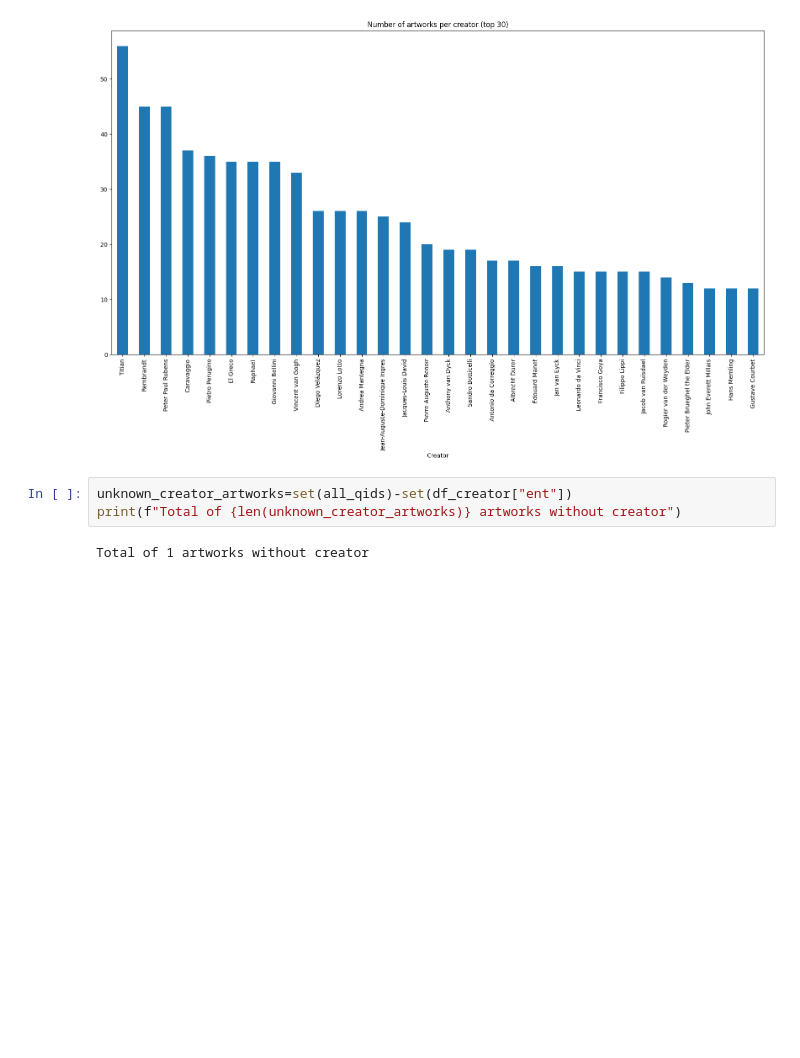
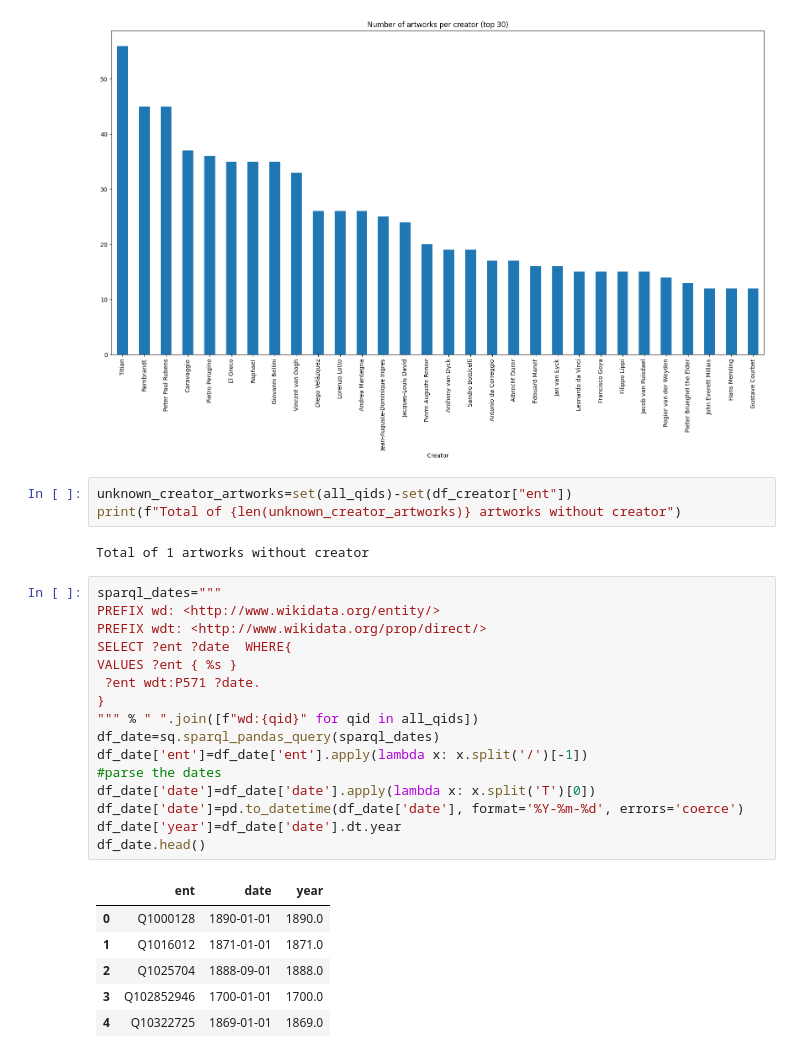
Before and after one commit to HPI-Information-Systems/MELArt, a Jupyter notebook: statistics.ipynb, the cells around one changed output. Cells and saved outputs as stored; diff of their text form; blank space fills up the shorter version.

```diff
--- a/statistics.ipynb
+++ b/statistics.ipynb
@@ -192,3 +192,26 @@ unknown_creator_artworks=set(all_qids)-set(df_creator["ent"])
 print(f"Total of {len(unknown_creator_artworks)} artworks without creator")
 # %% [output]
 Total of 1 artworks without creator
+# %%
+sparql_dates="""
+PREFIX wd: <http://www.wikidata.org/entity/>
+PREFIX wdt: <http://www.wikidata.org/prop/direct/>
+SELECT ?ent ?date  WHERE{
+VALUES ?ent { %s }
+ ?ent wdt:P571 ?date.
+}
+""" % " ".join([f"wd:{qid}" for qid in all_qids])
+df_date=sq.sparql_pandas_query(sparql_dates)
+df_date['ent']=df_date['ent'].apply(lambda x: x.split('/')[-1])
+#parse the dates
+df_date['date']=df_date['date'].apply(lambda x: x.split('T')[0])
+df_date['date']=pd.to_datetime(df_date['date'], format='%Y-%m-%d', errors='coerce')
+df_date['year']=df_date['date'].dt.year
+df_date.head()
+# %% [output]
+|  | ent | date | year |
+| 0 | Q1000128 | 1890-01-01 | 1890.0 |
+| 1 | Q1016012 | 1871-01-01 | 1871.0 |
+| 2 | Q1025704 | 1888-09-01 | 1888.0 |
+| 3 | Q102852946 | 1700-01-01 | 1700.0 |
+| 4 | Q10322725 | 1869-01-01 | 1869.0 |
```
Also changed, not shown: parts of 2 cells of this notebook.
